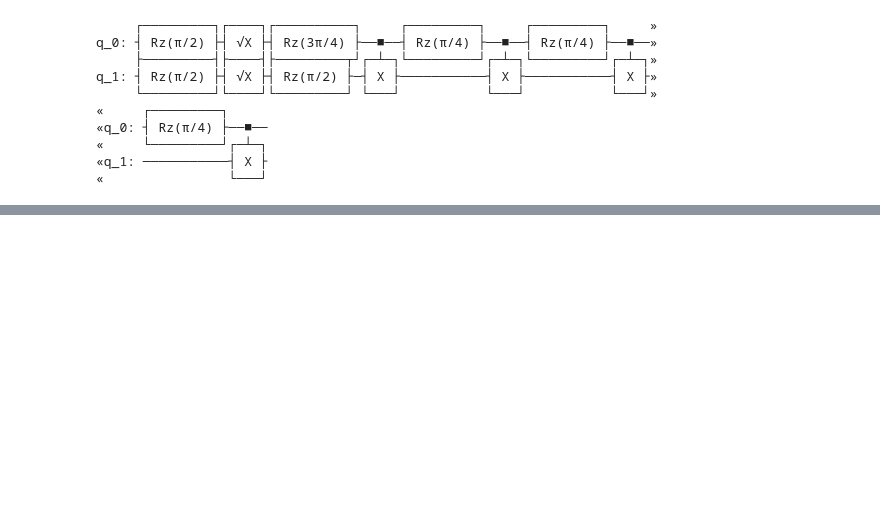
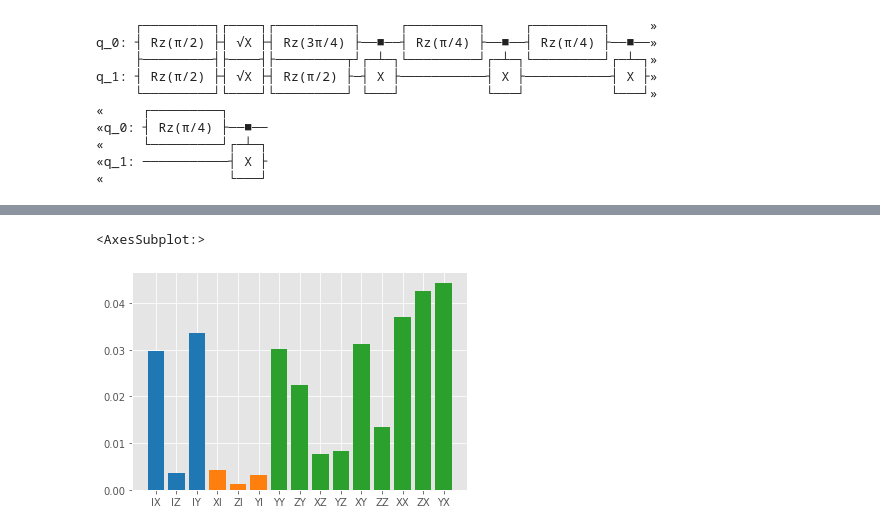
Before and after one commit to benmcdonough20/AutomatedPERTools, a Jupyter notebook: tutorial_notebooks/pauli_lindblad_per/ProcedureOverview.ipynb, the cells around one changed output, grey strips where cells are left out. Drawn from its saved outputs; the diff is of its cells as text; code cells hidden in the pictures; blank space fills up the shorter version.

```diff
--- a/tutorial_notebooks/pauli_lindblad_per/ProcedureOverview.ipynb
+++ b/tutorial_notebooks/pauli_lindblad_per/ProcedureOverview.ipynb
@@ -91,0 +259,6 @@ noisedataframe = experiment.analyze()
+# %%
+#plot the infidelities of different Paulis
+layer.plot_infidelitites((0,),(1,),(0,1))
+# %% [output]
+<AxesSubplot:>
+[figure, added]
```
Also changed, not shown: parts of 56 cells of this notebook, 57 other files.
